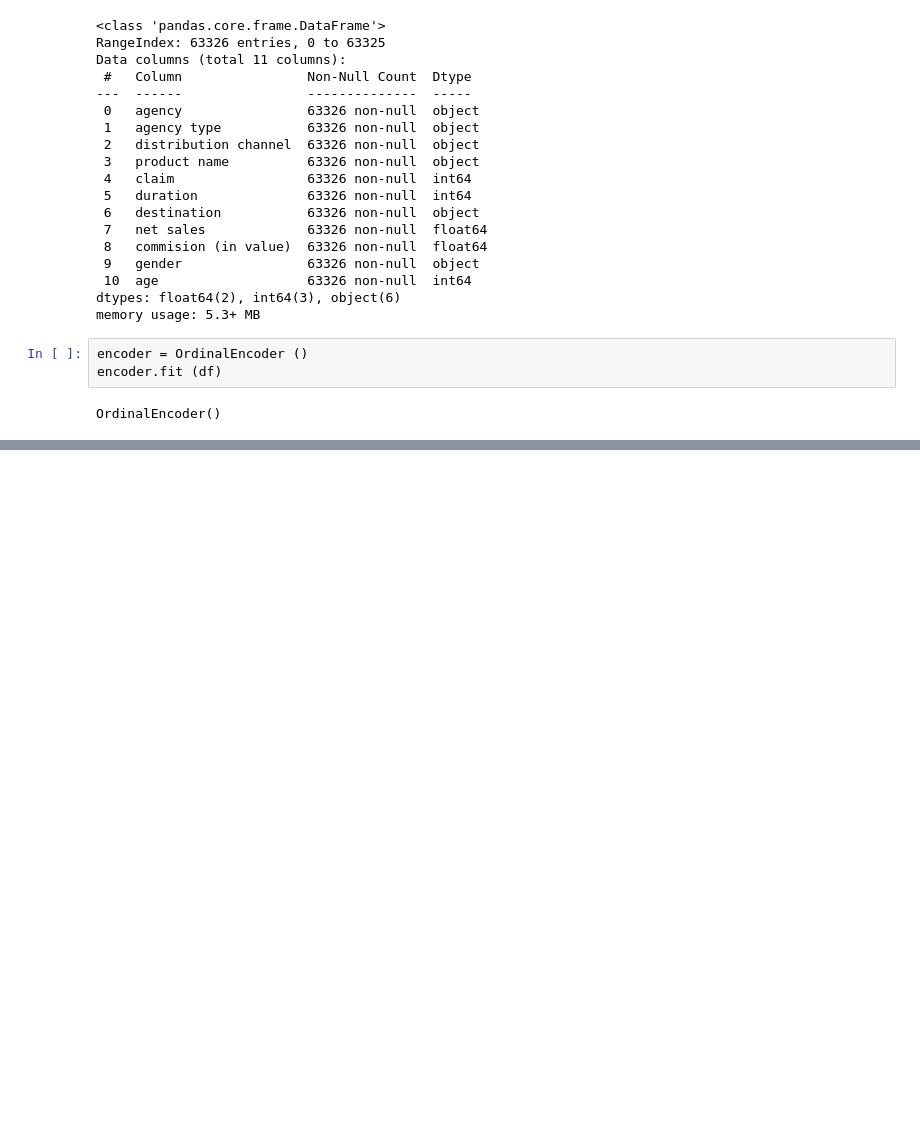
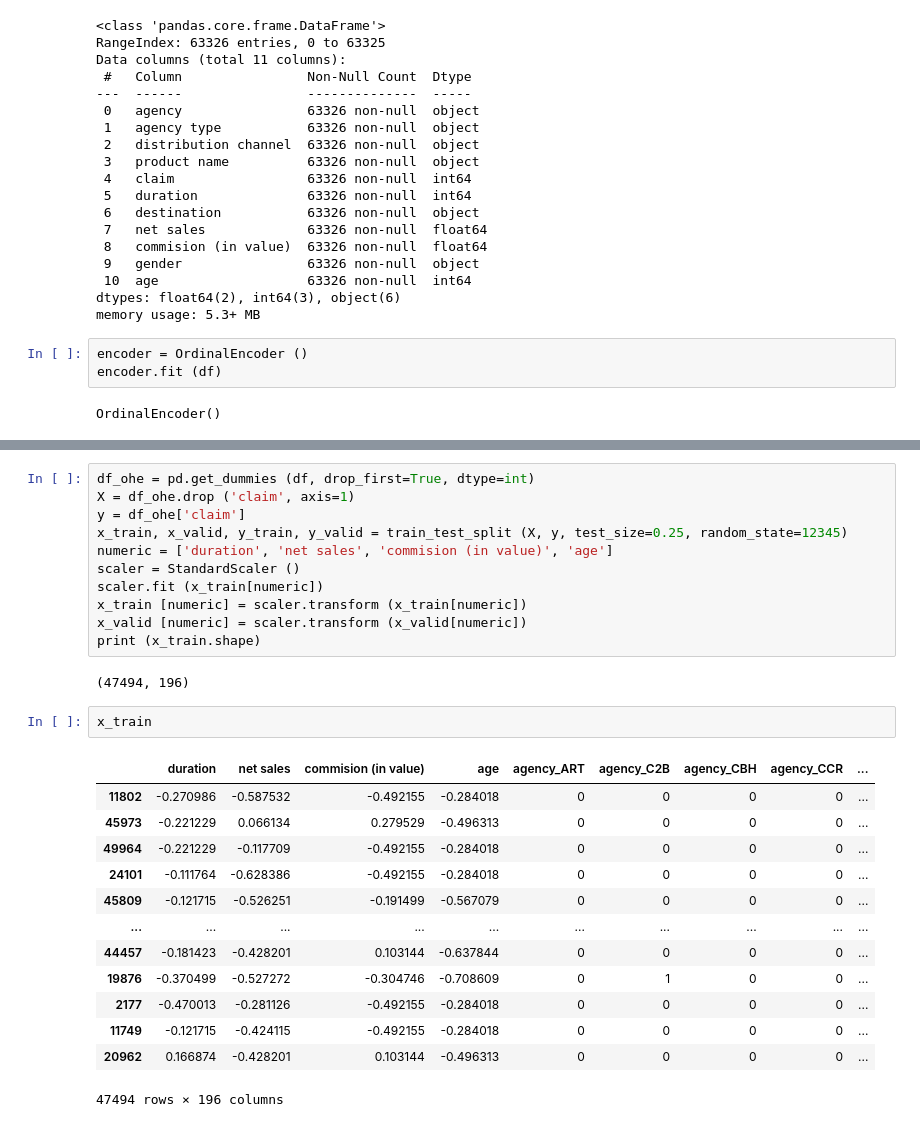
Before and after one commit to Juanhv24/Travel-Insurance, a Jupyter notebook: Notebooks/travels.ipynb, the cells around one changed output, grey strips where cells are left out. Cells and saved outputs as stored; diff of their text form; blank space fills up the shorter version.

```diff
--- a/Notebooks/travels.ipynb
+++ b/Notebooks/travels.ipynb
@@ -162,0 +273,29 @@ s
+# %%
+df_ohe = pd.get_dummies (df, drop_first=True, dtype=int)
+X = df_ohe.drop ('claim', axis=1)
+y = df_ohe['claim']
+x_train, x_valid, y_train, y_valid = train_test_split (X, y, test_size=0.25, random_state=12345)
+numeric = ['duration', 'net sales', 'commision (in value)', 'age']
+scaler = StandardScaler ()
+scaler.fit (x_train[numeric])
+x_train [numeric] = scaler.transform (x_train[numeric])
+x_valid [numeric] = scaler.transform (x_valid[numeric])
+print (x_train.shape)
+# %% [output]
+(47494, 196)
+# %%
+x_train
+# %% [output]
+|  | duration | net sales | commision (in value) | age | agency_ART | agency_C2B | agency_CBH | agency_CCR | ... |
+| 11802 | -0.270986 | -0.587532 | -0.492155 | -0.284018 | 0 | 0 | 0 | 0 | ... |
+| 45973 | -0.221229 | 0.066134 | 0.279529 | -0.496313 | 0 | 0 | 0 | 0 | ... |
+| 49964 | -0.221229 | -0.117709 | -0.492155 | -0.284018 | 0 | 0 | 0 | 0 | ... |
+| 24101 | -0.111764 | -0.628386 | -0.492155 | -0.284018 | 0 | 0 | 0 | 0 | ... |
+| 45809 | -0.121715 | -0.526251 | -0.191499 | -0.567079 | 0 | 0 | 0 | 0 | ... |
+| ... | ... | ... | ... | ... | ... | ... | ... | ... | ... |
+| 44457 | -0.181423 | -0.428201 | 0.103144 | -0.637844 | 0 | 0 | 0 | 0 | ... |
+| 19876 | -0.370499 | -0.527272 | -0.304746 | -0.708609 | 0 | 1 | 0 | 0 | ... |
+| 2177 | -0.470013 | -0.281126 | -0.492155 | -0.284018 | 0 | 0 | 0 | 0 | ... |
+| 11749 | -0.121715 | -0.424115 | -0.492155 | -0.284018 | 0 | 0 | 0 | 0 | ... |
+| 20962 | 0.166874 | -0.428201 | 0.103144 | -0.496313 | 0 | 0 | 0 | 0 | ... |
+47494 rows × 196 columns
```
Also changed, not shown: parts of 11 cells of this notebook.
